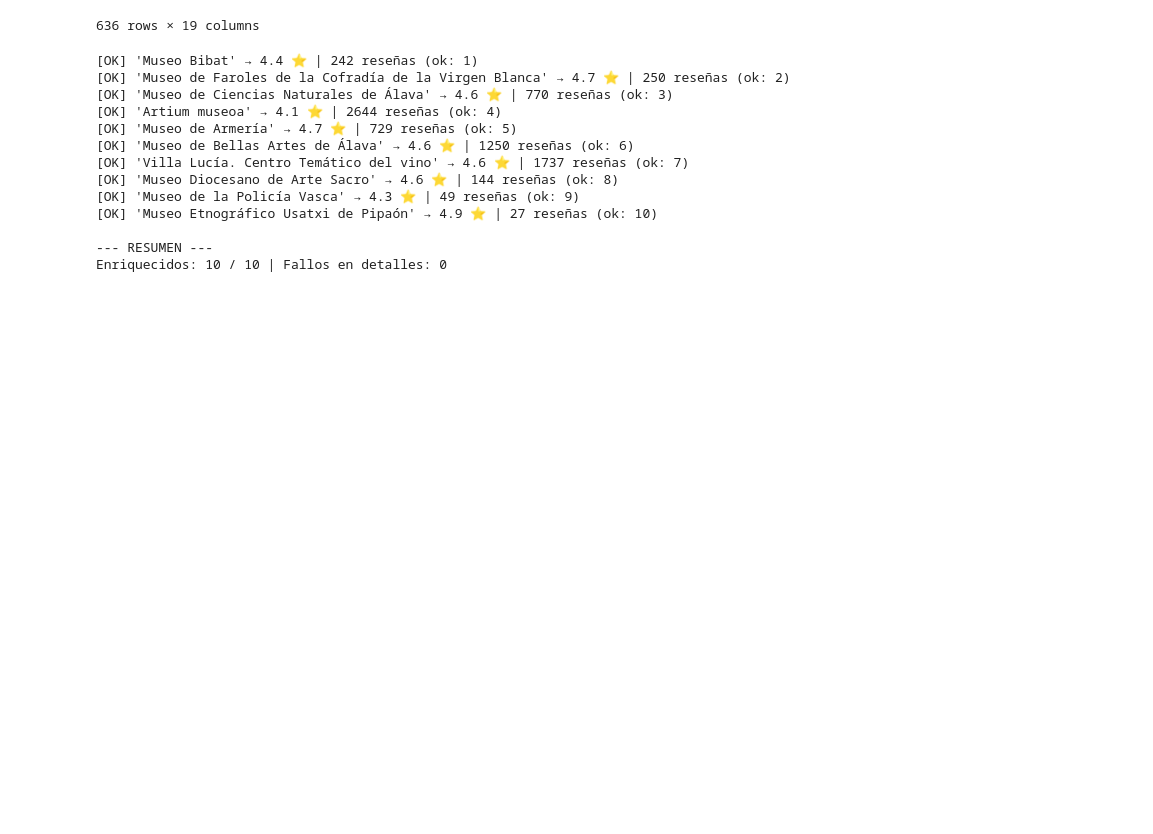
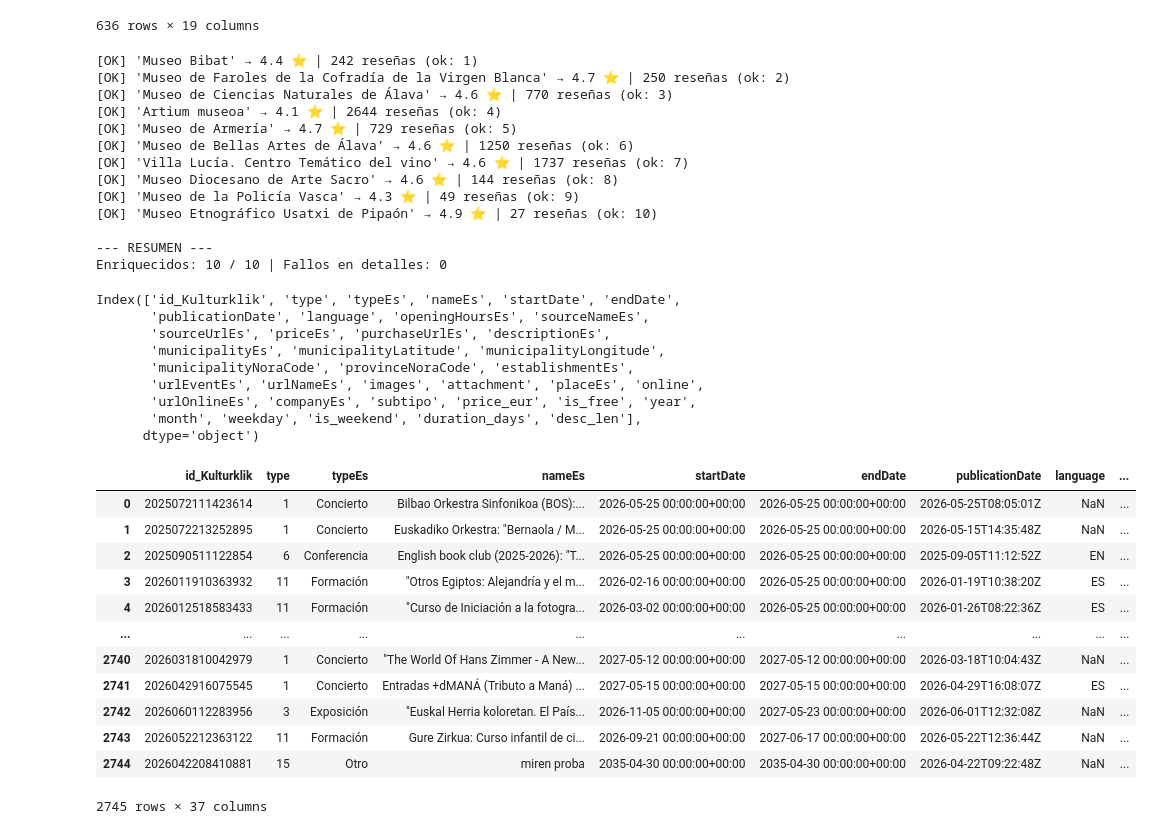
Before and after one commit to jlalonsoredon/desafio, a Jupyter notebook: merge_data.ipynb, the cells around one changed output. Drawn from its saved outputs; the diff is of its cells as text; code cells hidden in the pictures; blank space fills up the shorter version.

Commit message:
limpieza de columnas de eventos

```diff
--- a/merge_data.ipynb
+++ b/merge_data.ipynb
@@ -561,3 +561,31 @@ df_museos = enrich_dataframe(df_museos, API_KEY, limit=10)
 
 --- RESUMEN ---
 Enriquecidos: 10 / 10 | Fallos en detalles: 0
+# %%
+df_eventos = pd.read_csv("data/kulturklik_eventos_limpio.csv")
+#listamos la columnnas del dataframe
+print(df_eventos.columns)
+df_eventos
+# %% [output]
+Index(['id_Kulturklik', 'type', 'typeEs', 'nameEs', 'startDate', 'endDate',
+       'publicationDate', 'language', 'openingHoursEs', 'sourceNameEs',
+       'sourceUrlEs', 'priceEs', 'purchaseUrlEs', 'descriptionEs',
+       'municipalityEs', 'municipalityLatitude', 'municipalityLongitude',
+       'municipalityNoraCode', 'provinceNoraCode', 'establishmentEs',
+       'urlEventEs', 'urlNameEs', 'images', 'attachment', 'placeEs', 'online',
+       'urlOnlineEs', 'companyEs', 'subtipo', 'price_eur', 'is_free', 'year',
+       'month', 'weekday', 'is_weekend', 'duration_days', 'desc_len'],
+      dtype='object')
+|  | id_Kulturklik | type | typeEs | nameEs | startDate | endDate | publicationDate | language | ... |
+| 0 | 2025072111423614 | 1 | Concierto | Bilbao Orkestra Sinfonikoa (BOS):... | 2026-05-25 00:00:00+00:00 | 2026-05-25 00:00:00+00:00 | 2026-05-25T08:05:01Z | NaN | ... |
+| 1 | 2025072213252895 | 1 | Concierto | Euskadiko Orkestra: "Bernaola / M... | 2026-05-25 00:00:00+00:00 | 2026-05-25 00:00:00+00:00 | 2026-05-15T14:35:48Z | NaN | ... |
+| 2 | 2025090511122854 | 6 | Conferencia | English book club (2025-2026): "T... | 2026-05-25 00:00:00+00:00 | 2026-05-25 00:00:00+00:00 | 2025-09-05T11:12:52Z | EN | ... |
+| 3 | 2026011910363932 | 11 | Formación | "Otros Egiptos: Alejandría y el m... | 2026-02-16 00:00:00+00:00 | 2026-05-25 00:00:00+00:00 | 2026-01-19T10:38:20Z | ES | ... |
+| 4 | 2026012518583433 | 11 | Formación | "Curso de Iniciación a la fotogra... | 2026-03-02 00:00:00+00:00 | 2026-05-25 00:00:00+00:00 | 2026-01-26T08:22:36Z | ES | ... |
+| ... | ... | ... | ... | ... | ... | ... | ... | ... | ... |
+| 2740 | 2026031810042979 | 1 | Concierto | "The World Of Hans Zimmer - A New... | 2027-05-12 00:00:00+00:00 | 2027-05-12 00:00:00+00:00 | 2026-03-18T10:04:43Z | NaN | ... |
+| 2741 | 2026042916075545 | 1 | Concierto | Entradas +dMANÁ (Tributo a Maná) ... | 2027-05-15 00:00:00+00:00 | 2027-05-15 00:00:00+00:00 | 2026-04-29T16:08:07Z | ES | ... |
+| 2742 | 2026060112283956 | 3 | Exposición | "Euskal Herria koloretan. El País... | 2026-11-05 00:00:00+00:00 | 2027-05-23 00:00:00+00:00 | 2026-06-01T12:32:08Z | NaN | ... |
+| 2743 | 2026052212363122 | 11 | Formación | Gure Zirkua: Curso infantil de ci... | 2026-09-21 00:00:00+00:00 | 2027-06-17 00:00:00+00:00 | 2026-05-22T12:36:44Z | NaN | ... |
+| 2744 | 2026042208410881 | 15 | Otro | miren proba | 2035-04-30 00:00:00+00:00 | 2035-04-30 00:00:00+00:00 | 2026-04-22T09:22:48Z | NaN | ... |
+2745 rows × 37 columns
```
Also changed, not shown: parts of 15 cells of this notebook, 4 other files.
